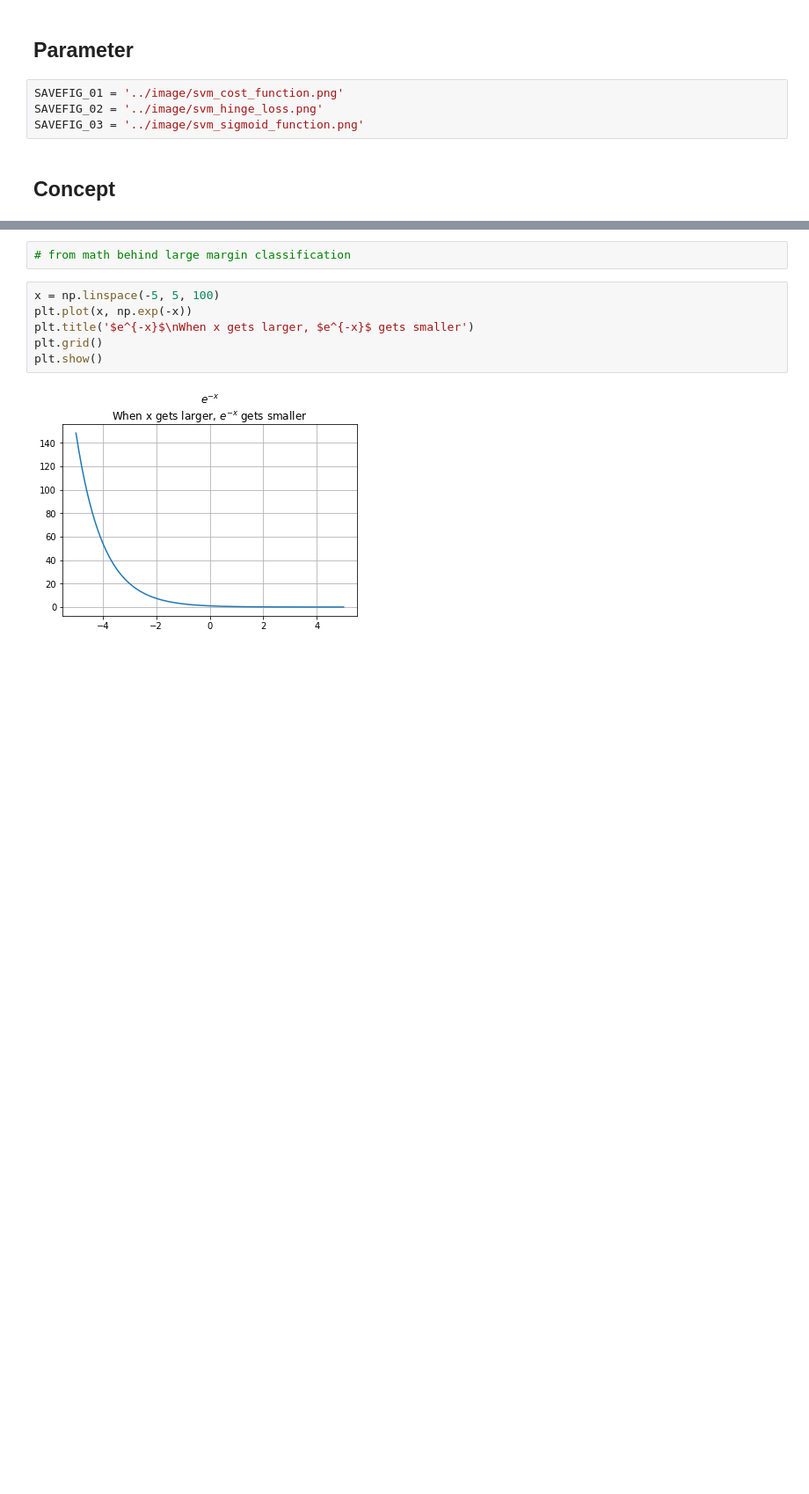
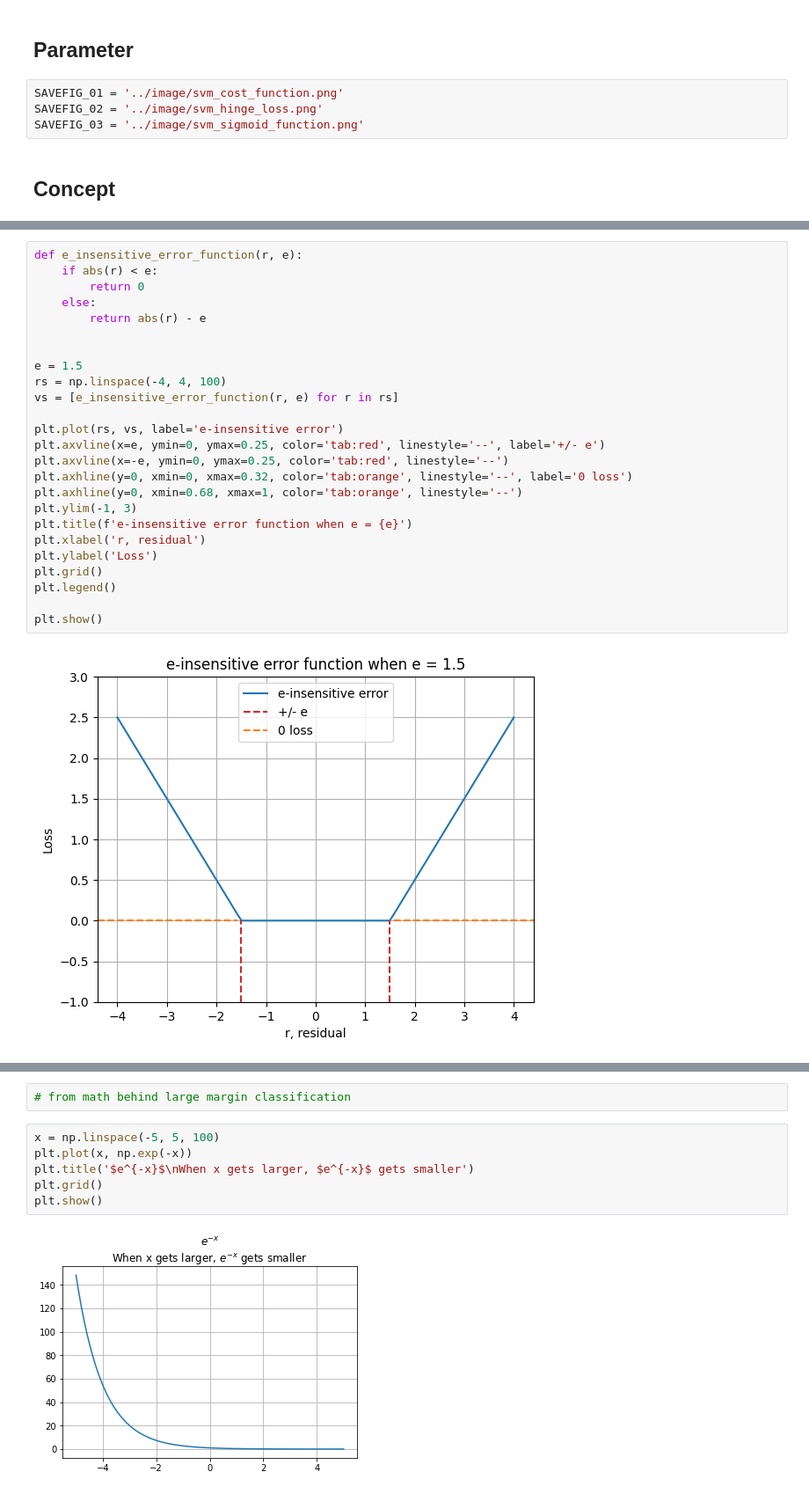
Before and after one commit to yukikitayama/machine-learning, a Jupyter notebook: notebook/support_vector_machine.ipynb, the cells around one changed output, grey strips where cells are left out. Shown at 88% size. Saved outputs shown, nothing was run; the diff lists cells and outputs as text; blank space fills up the shorter version.

Commit message:
reviewing cost function and gradient descent

```diff
--- a/notebook/support_vector_machine.ipynb
+++ b/notebook/support_vector_machine.ipynb
@@ -280,0 +318,27 @@ $$
+# %%
+def e_insensitive_error_function(r, e):
+    if abs(r) < e:
+        return 0
+    else:
+        return abs(r) - e
+
+
+e = 1.5
+rs = np.linspace(-4, 4, 100)
+vs = [e_insensitive_error_function(r, e) for r in rs]
+
+plt.plot(rs, vs, label='e-insensitive error')
+plt.axvline(x=e, ymin=0, ymax=0.25, color='tab:red', linestyle='--', label='+/- e')
+plt.axvline(x=-e, ymin=0, ymax=0.25, color='tab:red', linestyle='--')
+plt.axhline(y=0, xmin=0, xmax=0.32, color='tab:orange', linestyle='--', label='0 loss')
+plt.axhline(y=0, xmin=0.68, xmax=1, color='tab:orange', linestyle='--')
+plt.ylim(-1, 3)
+plt.title(f'e-insensitive error function when e = {e}')
+plt.xlabel('r, residual')
+plt.ylabel('Loss')
+plt.grid()
+plt.legend()
+
+plt.show()
+# %% [output]
+[figure, added]
```
Also changed, not shown: parts of 2 cells of this notebook, 3 other files.
